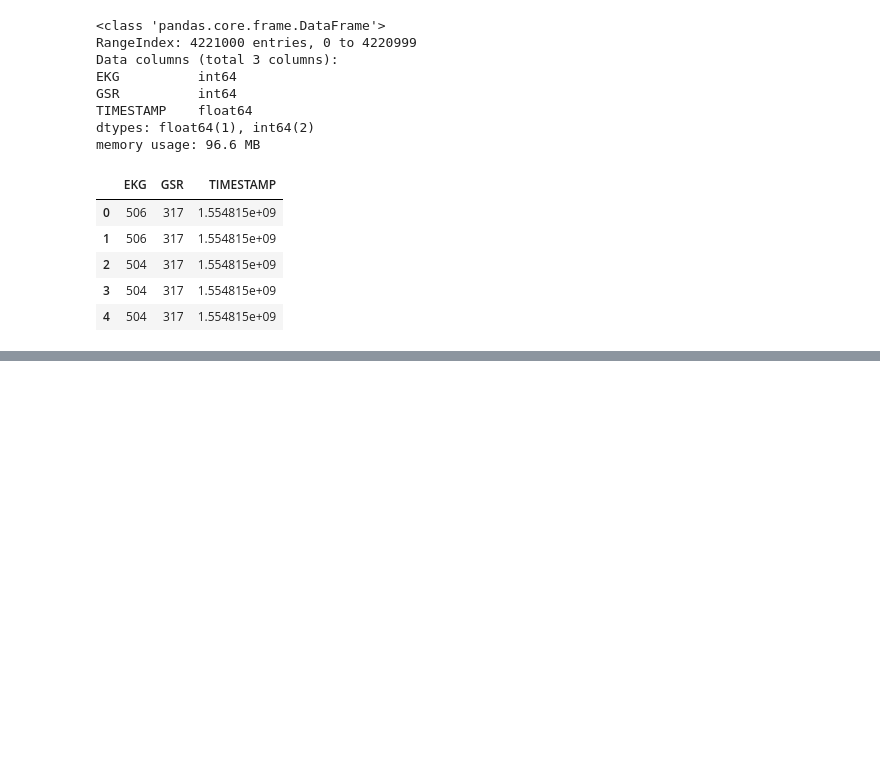
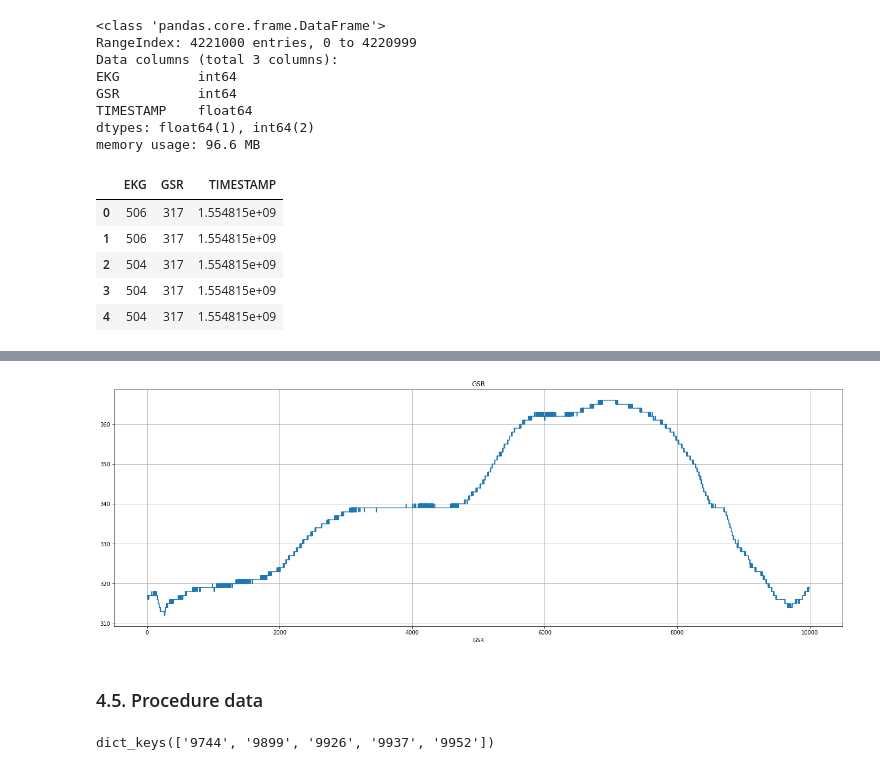
Before and after one commit to SkalskiP/ImaBoss, a Jupyter notebook: EDA.ipynb, the cells around one changed output, grey strips where cells are left out. Saved outputs shown, nothing was run; the diff lists cells and outputs as text; code cells hidden in the pictures; blank space fills up the shorter version.

```diff
--- a/EDA.ipynb
+++ b/EDA.ipynb
@@ -247,0 +346,19 @@ plt.show()
+# %%
+preview_dataset = BITALINO_data['9744'].head(BITALINO_SAMPLING_RATE_PER_SEC * PREVIEW_LENGHT_SEC)["GSR"]
+# %%
+plt.figure(figsize=(24, 8))
+plt.title("GSR")
+plt.xlabel('time (ms)')
+plt.xlabel('GSR')
+plt.plot(preview_dataset)
+plt.grid()
+plt.show()
+# %% [output]
+[figure, added]
+# %% [markdown]
+### 4.5. Procedure data
+# %%
+# Available keys
+print(PROCEDURE_data.keys())
+# %% [output]
+dict_keys(['9744', '9899', '9926', '9937', '9952'])
```
Also changed, not shown: parts of 25 cells of this notebook.
